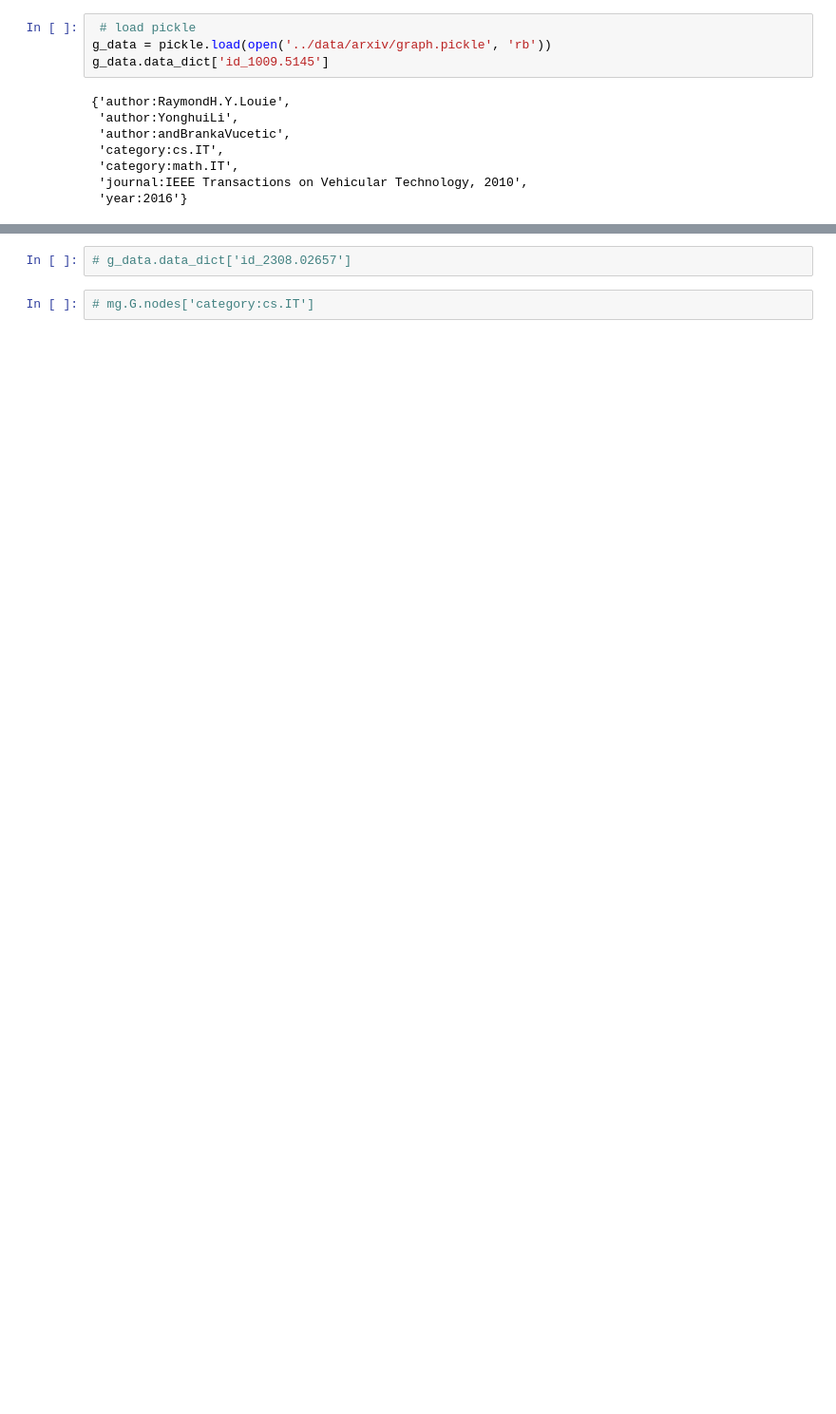
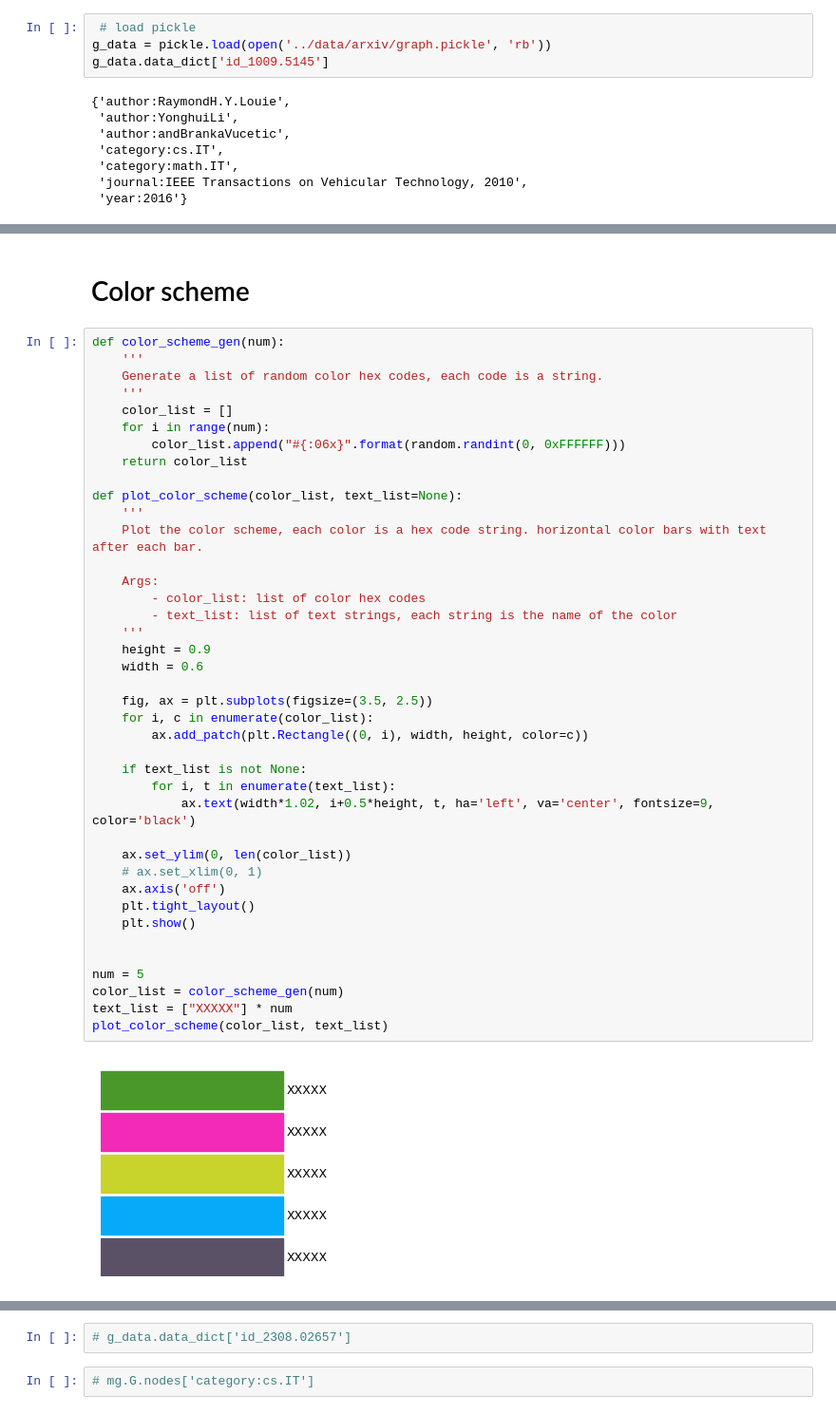
Before and after one commit to zyang37/beyond_vector_search, a Jupyter notebook: notebooks/zy_eigen.ipynb, the cells around one changed output, grey strips where cells are left out. Shown at 95% size. Drawn from its saved outputs; the diff is of its cells as text; blank space fills up the shorter version.

```diff
--- a/notebooks/zy_eigen.ipynb
+++ b/notebooks/zy_eigen.ipynb
@@ -135,0 +162,44 @@ class MetadataGraph:
+# %% [markdown]
+# Color scheme
+# %%
+def color_scheme_gen(num):
+    '''
+    Generate a list of random color hex codes, each code is a string.
+    '''
+    color_list = []
+    for i in range(num):
+        color_list.append("#{:06x}".format(random.randint(0, 0xFFFFFF)))
+    return color_list
+
+def plot_color_scheme(color_list, text_list=None):
+    '''
+    Plot the color scheme, each color is a hex code string. horizontal color bars with text after each bar.
+
+    Args:
+        - color_list: list of color hex codes
+        - text_list: list of text strings, each string is the name of the color
+    '''
+    height = 0.9
+    width = 0.6
+
+    fig, ax = plt.subplots(figsize=(3.5, 2.5))
+    for i, c in enumerate(color_list):
+        ax.add_patch(plt.Rectangle((0, i), width, height, color=c))
+
+    if text_list is not None:
+        for i, t in enumerate(text_list):
+            ax.text(width*1.02, i+0.5*height, t, ha='left', va='center', fontsize=9, color='black')
+
+    ax.set_ylim(0, len(color_list))
+    # ax.set_xlim(0, 1)
+    ax.axis('off')
+    plt.tight_layout()
+    plt.show()
+
+
+num = 5
+color_list = color_scheme_gen(num)
+text_list = ["XXXXX"] * num
+plot_color_scheme(color_list, text_list)
+# %% [output]
+[figure, added]
```
Also changed, not shown: parts of 22 cells of this notebook, 7 other files.
